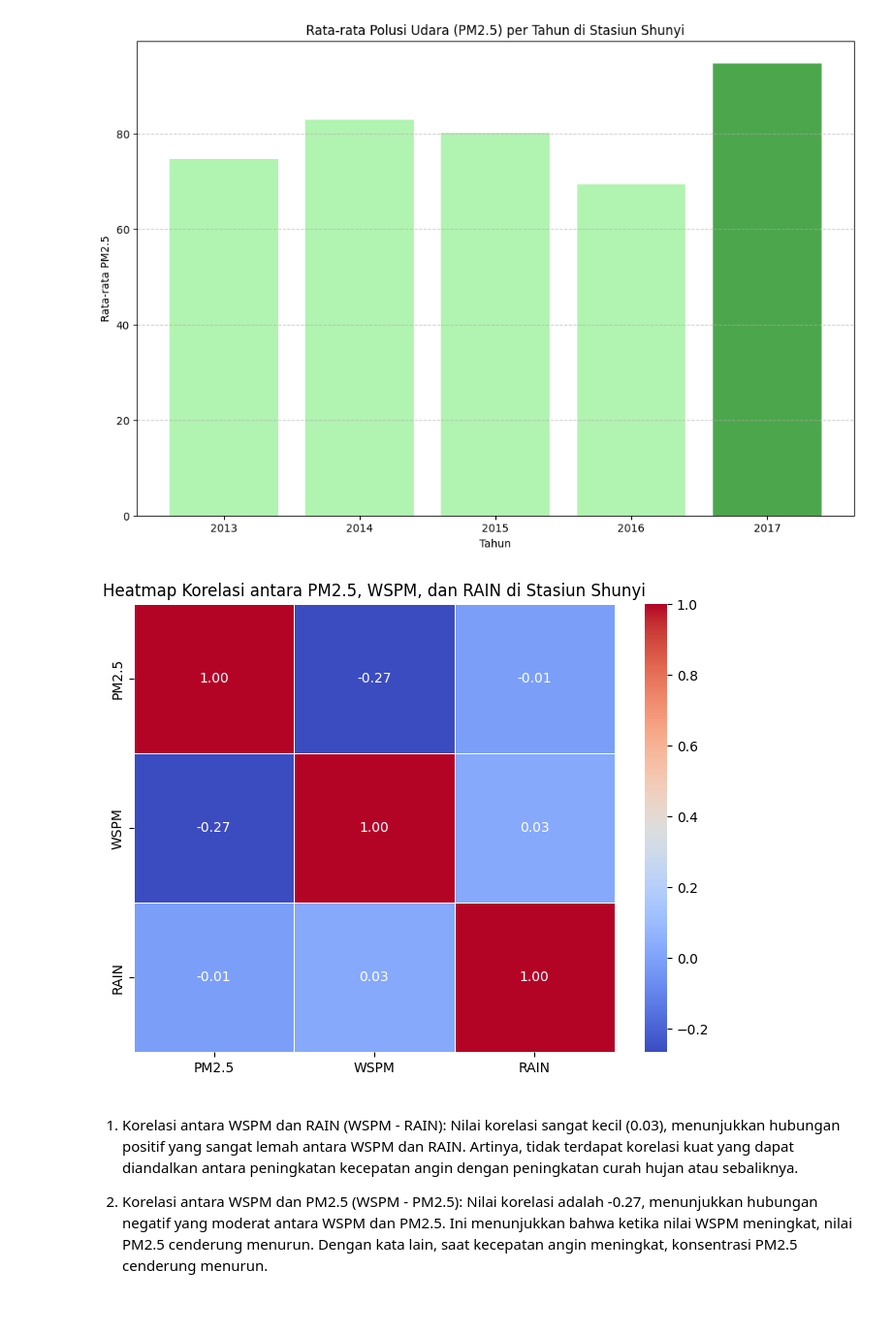
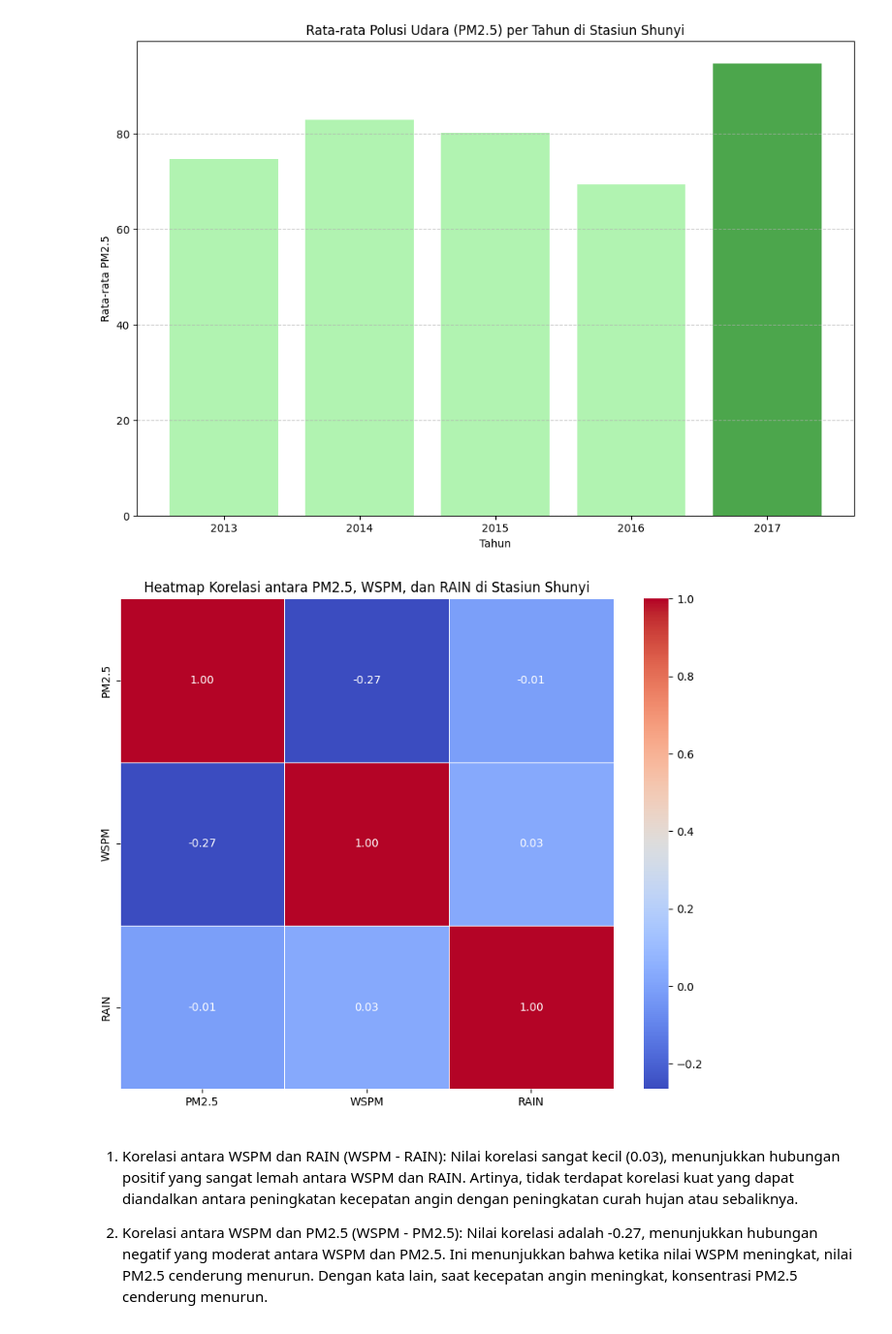
Before and after one commit to mgusnadir/SimpleDataAnalytics, a Jupyter notebook: Proyek_Analisis_Data.ipynb, the cells around one changed output. Shown at 97% size. Drawn from its saved outputs; the diff is of its cells as text; code cells hidden in the pictures.

```diff
--- a/Proyek_Analisis_Data.ipynb
+++ b/Proyek_Analisis_Data.ipynb
@@ -1083,9 +1090,6 @@ Dengan tabel tersebut kita dapat mengamati tren kualitas udara setiap tahunnya
 # %% [markdown]
 ### Melakukan analisis kualitas udara berdasarkan tahun tertentu
 # %%
-# Konversi kolom 'year', 'month', dan 'day' menjadi format datetime
-shunyi_df['date'] = pd.to_datetime(shunyi_df[['year', 'month', 'day']])
-
 # Filter data hanya untuk tahun 2013
 shunyi_2013 = shunyi_df[shunyi_df['year'] == 2013]
 
@@ -1136,12 +1139,6 @@ min          0.000000
 max         12.800000
 Name: WSPM, dtype: float64
 # %%
-# Konversi kolom 'year', 'month', dan 'day' menjadi format datetime
-shunyi_df['date'] = pd.to_datetime(shunyi_df[['year', 'month', 'day']])
-
-# Buat kolom tahun
-shunyi_df['year'] = shunyi_df['date'].dt.year
-
 # Tampilkan distribusi kecepatan angin per tahun
 shunyi_df.groupby('year')['WSPM'].describe()
 # %% [output]
@@ -1318,14 +1310,13 @@ plt.show()
 # %%
 wspm_rain_pm25_cor = ['PM2.5', 'WSPM', 'RAIN']
 correlation_mat = shunyi_df[wspm_rain_pm25_cor].corr()
 
-# Plot heatmap
-plt.figure(figsize=(8, 6))
+plt.figure(figsize=(10, 8))
 sns.heatmap(correlation_mat, annot=True, cmap='coolwarm', fmt=".2f", linewidths=.5)
 plt.title('Heatmap Korelasi antara PM2.5, WSPM, dan RAIN di Stasiun Shunyi')
 plt.show()
 # %% [output]
-[figure, old version]
+[figure, new version]
 # %% [markdown]
 1. Korelasi antara WSPM dan RAIN (WSPM - RAIN):
 Nilai korelasi sangat kecil (0.03), menunjukkan hubungan positif yang sangat lemah antara WSPM dan RAIN. Artinya, tidak terdapat korelasi kuat yang dapat diandalkan antara peningkatan kecepatan angin dengan peningkatan curah hujan atau sebaliknya.
```
Also changed, not shown: parts of 13 cells of this notebook, 1 other file.
